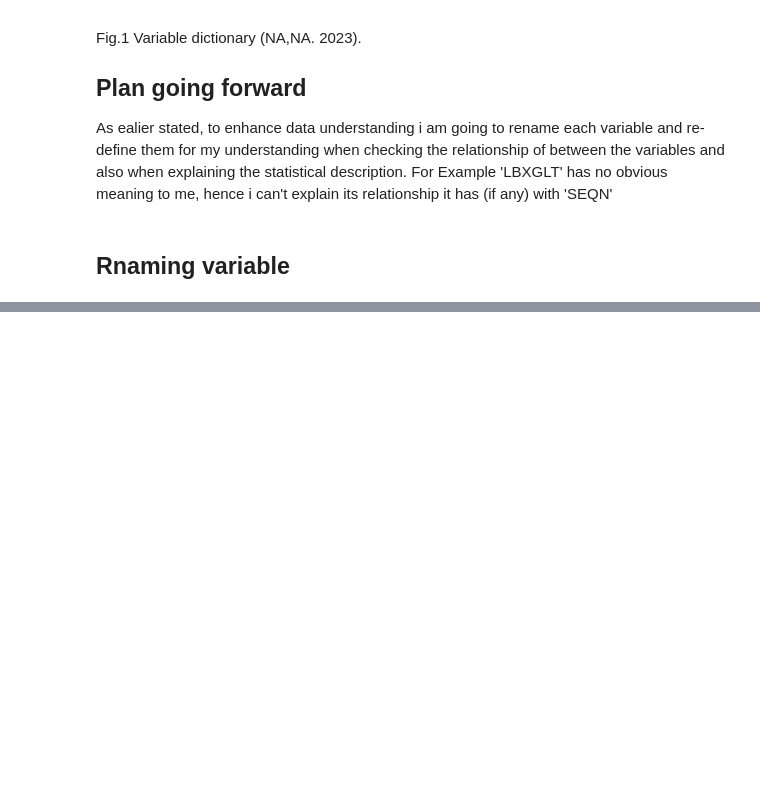
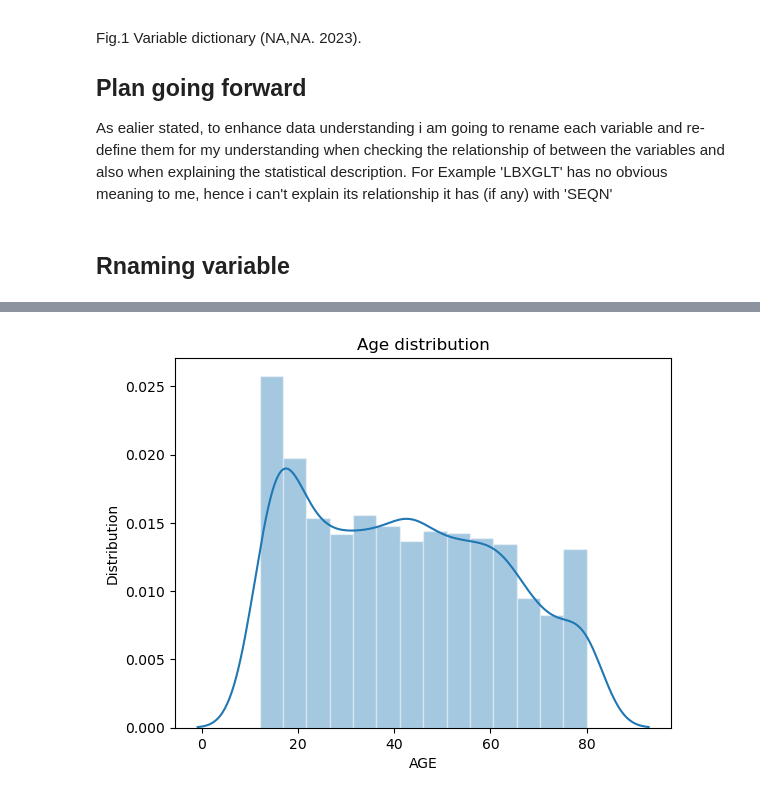
Before and after one commit to Ayomide-ola/Health-analysis, a Jupyter notebook: Integrated_CA .ipynb, the cells around one changed output, grey strips where cells are left out. Cells and saved outputs as stored; diff of their text form; code cells hidden in the pictures; blank space fills up the shorter version.

```diff
--- a/Integrated_CA .ipynb
+++ b/Integrated_CA .ipynb
@@ -518,0 +523,13 @@ plt.show()
+# %%
+# plotting the distribution of the AGE column using histogram plot
+sns.histplot( # using seaborn to plot the weight column in df
+    df["Age"], kde=True,
+    stat="density", kde_kws=dict(cut=3),
+    alpha=.4, edgecolor=(1, 1, 1, .4),
+)
+plt.ylabel('Distribution') #Labelling the y-axis as Distribution
+plt.title("Age distribution")# Labelling the plot tilte as AGE distribution
+plt.xlabel('AGE')# Setting the tiltel of x-axis as AGE
+plt.show() # Displaying the plot
+# %% [output]
+[figure, added]
```
Also changed, not shown: parts of 72 cells of this notebook.
